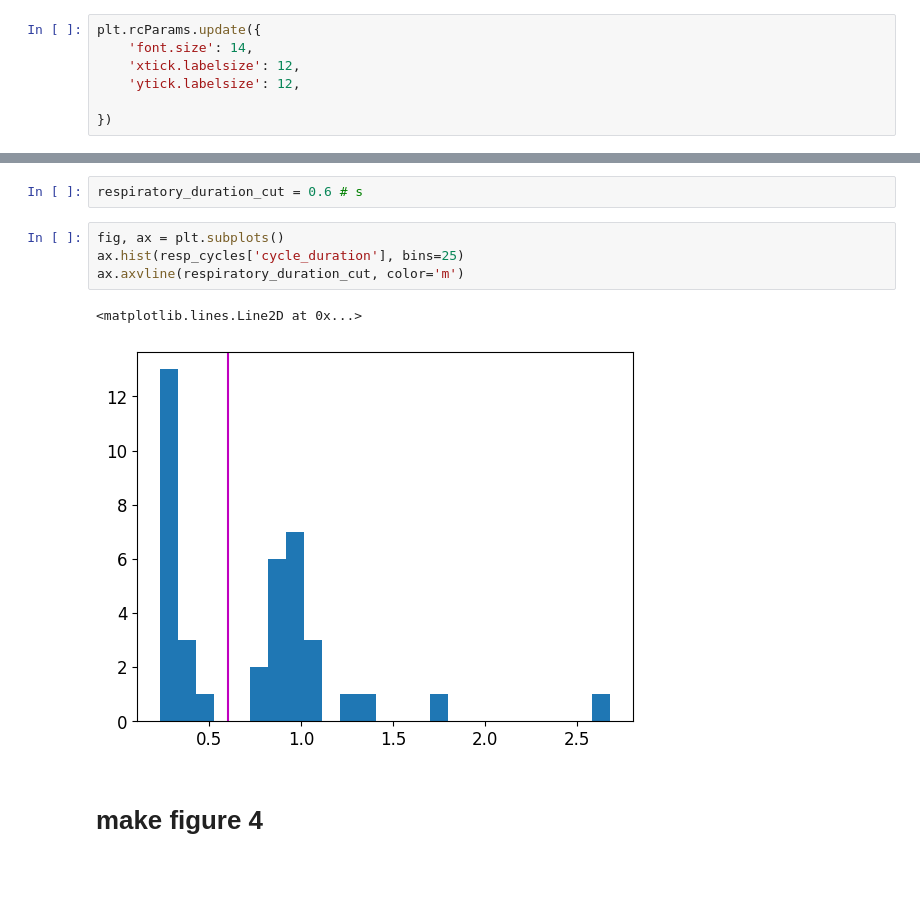
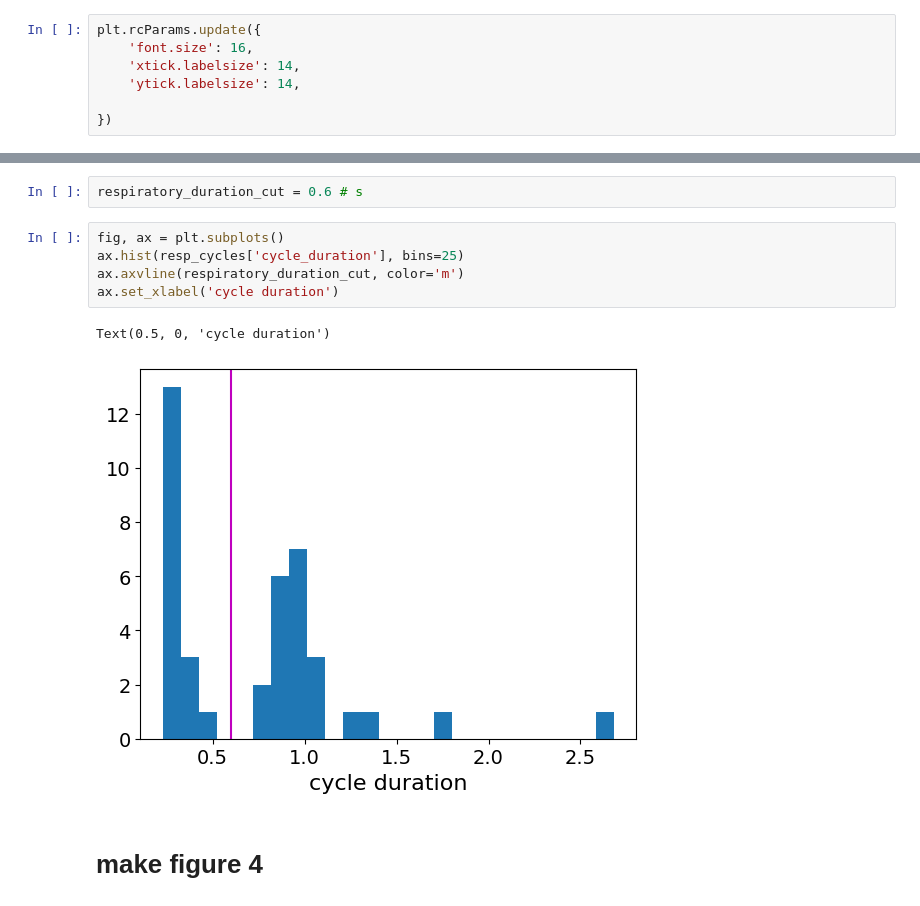
Before and after one commit to samuelgarcia/physio_benchmark, a Jupyter notebook: figure_4_example_animal.ipynb, the cells around one changed output, grey strips where cells are left out. Saved outputs shown, nothing was run; the diff lists cells and outputs as text; blank space fills up the shorter version.

```diff
--- a/figure_4_example_animal.ipynb
+++ b/figure_4_example_animal.ipynb
@@ -19,9 +16,9 @@ import scipy.stats
 import physio
 # %%
 plt.rcParams.update({
-    'font.size': 14,
-    'xtick.labelsize': 12,
-    'ytick.labelsize': 12,
+    'font.size': 16,
+    'xtick.labelsize': 14,
+    'ytick.labelsize': 14,
 
 })
 # %%
@@ -57,10 +54,11 @@ respiratory_duration_cut = 0.6 # s
 # %%
 fig, ax = plt.subplots()
 ax.hist(resp_cycles['cycle_duration'], bins=25)
 ax.axvline(respiratory_duration_cut, color='m')
+ax.set_xlabel('cycle duration')
 # %% [output]
-<matplotlib.lines.Line2D at 0x...>
+Text(0.5, 0, 'cycle duration')
-[figure, old version]
+[figure, new version]
 # %% [markdown]
 # make figure 4
 # %%
```
Also changed, not shown: parts of 2 cells of this notebook.
